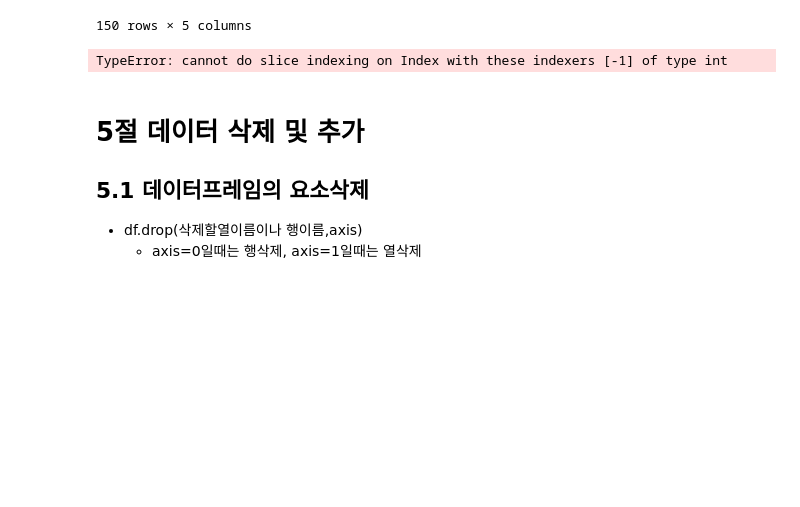
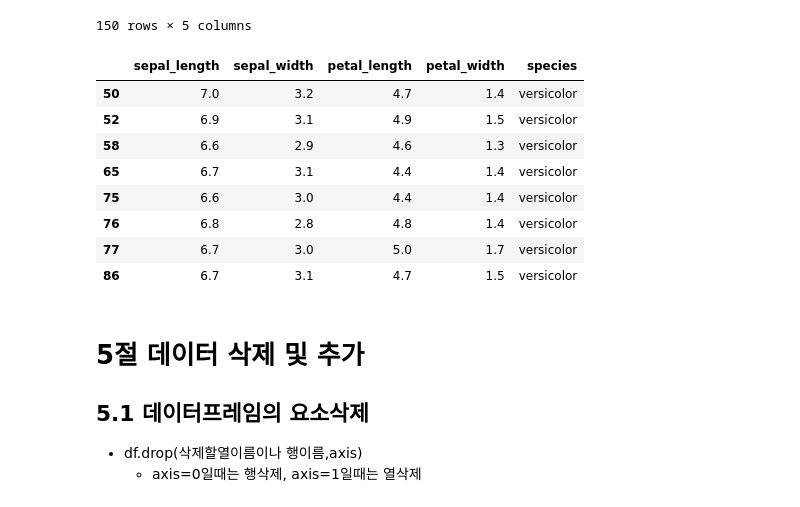
Before and after one commit to hjinyoo/ai, a Jupyter notebook: source/01_python/ch11_데이터프레임과 시리즈(pandas)_1~8절.ipynb, the cells around one changed output. Saved outputs shown, nothing was run; the diff lists cells and outputs as text; code cells hidden in the pictures; blank space fills up the shorter version.

```diff
--- a/source/01_python/ch11_데이터프레임과 시리즈(pandas)_1~8절.ipynb
+++ b/source/01_python/ch11_데이터프레임과 시리즈(pandas)_1~8절.ipynb
@@ -1181,31 +1181,39 @@ iris
 # %%
 # 1. sepal_length 열만 출력
 iris[['sepal_length']]
 # 2. 0~10행까지 마지막 열을 제외한 데이터 (loc, iloc)
-iris.loc[0:11,:-1]
+iris.loc[0:10,'sepal_length':'petal_width']
 iris.iloc[0:11:,:-1]
 # 3. 3~10 행중에 'sepal_length'와 'petal_length' 열만 (loc, iloc)
 iris.loc[3:10,['sepal_length','petal_length']]
-iris.iloc[3:11,['sepal_length','petal_length']]
+iris.iloc[3:11,[0,2]]
 # 4. 0번째, 50번째, 100번째 행의 모든 열 (loc, iloc)
-iris.loc[0:101:50,:]
+iris.loc[0:100:50,:]
 iris.iloc[0:101:50,:]
 # 5. 0번째, 25, 50번째, 75번, 100번째, 125번째 행의 petal_length와 petal_width (loc, iloc)
-iris.loc[0:126:25, ['sepal_length','petal_length']]
-iris.iloc[0:126:25, ['sepal_length','petal_length']]
+iris.loc[0:125:25, ['sepal_length','petal_length']]
+iris.iloc[0:126:25, [0,2]]
 # 6. species가 versicolor인 데이터의 모든 열
 iris.loc[iris['species']=='versicolor']
 # 7. species가 setosa인 데이터 최초 5개 행만 출력
 a=iris.loc[iris['species']=='setosa']
 a.head(5)
 # 8. sepal_length가 6.5이상인 데이터 최초 5개 행만 출력
 iris.loc[iris['sepal_length']>=7.2, ['sepal_length','petal_length']]
 # 9. sepal_length가 7.2이상인 데이터의 'sepal_length'와 'sepal_width'와 'petal_length'
 iris.loc[iris['sepal_length']>=7.2, ['sepal_length','petal_length']]
 # 10. versicolor종중에서 sepal_length가 6.5보다 큰 데이터의 모든 열
 iris[(iris['species']=='versicolor') & (iris['sepal_length']>6.5)]
 # %% [output]
-TypeError: cannot do slice indexing on Index with these indexers [-1] of type int
+|  | sepal_length | sepal_width | petal_length | petal_width | species |
+| 50 | 7.0 | 3.2 | 4.7 | 1.4 | versicolor |
+| 52 | 6.9 | 3.1 | 4.9 | 1.5 | versicolor |
+| 58 | 6.6 | 2.9 | 4.6 | 1.3 | versicolor |
+| 65 | 6.7 | 3.1 | 4.4 | 1.4 | versicolor |
+| 75 | 6.6 | 3.0 | 4.4 | 1.4 | versicolor |
+| 76 | 6.8 | 2.8 | 4.8 | 1.4 | versicolor |
+| 77 | 6.7 | 3.0 | 5.0 | 1.7 | versicolor |
+| 86 | 6.7 | 3.1 | 4.7 | 1.5 | versicolor |
 # %%
 # 1. sepal_length 열만 출력
 iris['sepal_length']
```
Also changed, not shown: 1 other file.
